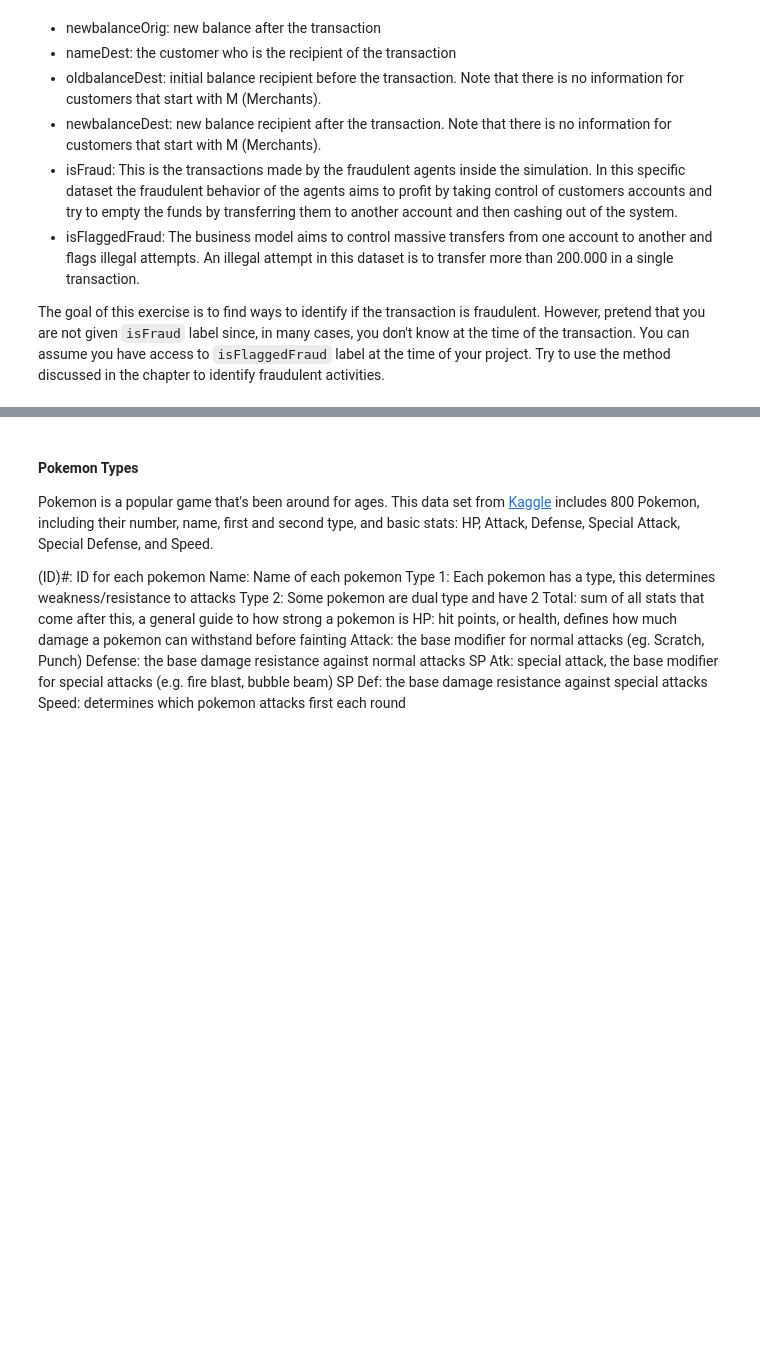
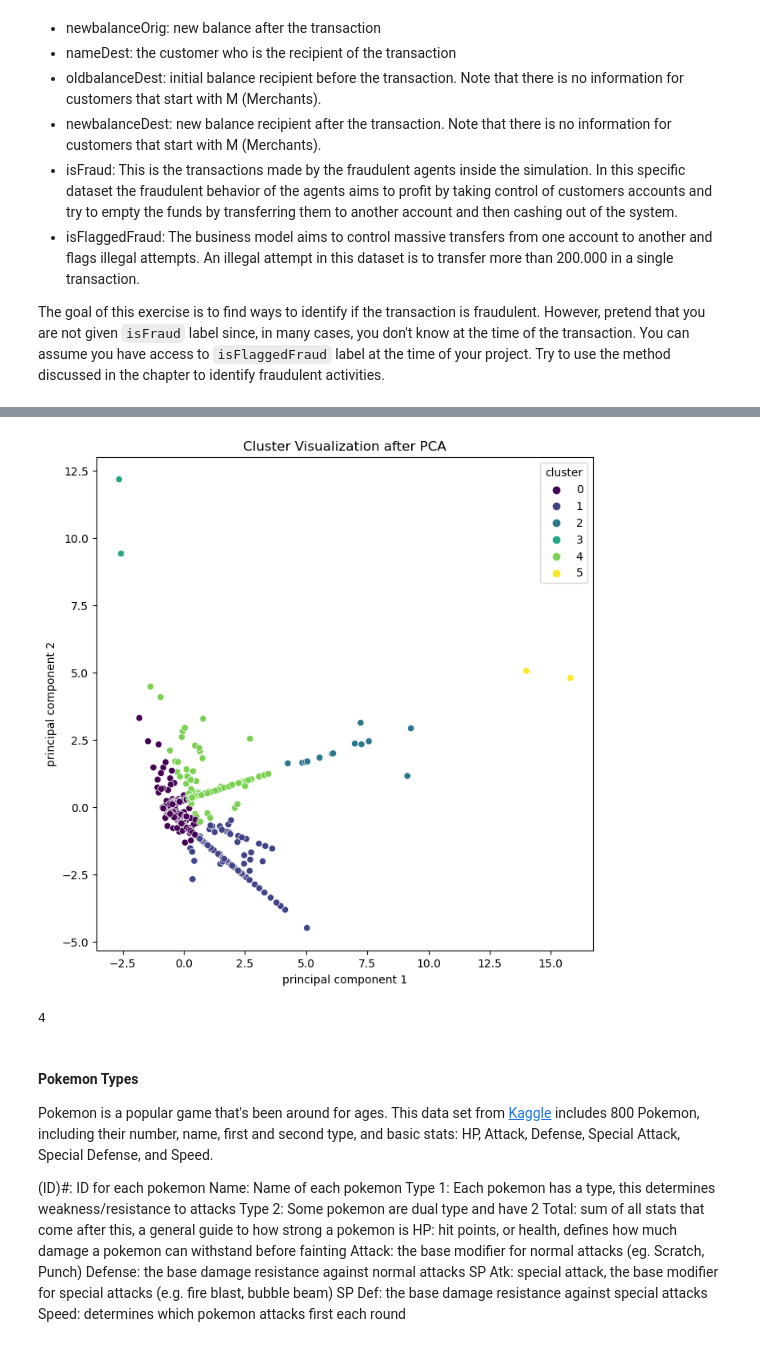
Before and after one commit to jianing724/MA679_Spring2024_09_unsupervised-jianing724, a Jupyter notebook: Ch12_Unsupervised_Python.ipynb, the cells around one changed output, grey strips where cells are left out. Cells and saved outputs as stored; diff of their text form; code cells hidden in the pictures; blank space fills up the shorter version.

```diff
--- a/Ch12_Unsupervised_Python.ipynb
+++ b/Ch12_Unsupervised_Python.ipynb
@@ -54,3 +132,37 @@ The goal of this exercise is to find ways to identify if the transaction is frau
+# %%
+optimal_k = 6
+kmeans_optimal = KMeans(n_clusters=optimal_k, random_state=0)
+Fd['cluster'] = kmeans_optimal.fit_predict(features_scaled)
+pca = PCA(n_components=2)
+principalComponents = pca.fit_transform(features_scaled)
+principalDf = pd.DataFrame(data = principalComponents, columns = ['principal component 1', 'principal component 2'])
+finalDf = pd.concat([principalDf, Fd[['cluster']]], axis = 1)
+
+plt.figure(figsize=(8,8))
+sns.scatterplot(x="principal component 1", y="principal component 2", hue="cluster", data=finalDf, palette="viridis",color='black')
+plt.title('Cluster Visualization after PCA')
+plt.show()
+
+cluster_stats = Fd.groupby('cluster').agg({
+    'amount': ['mean', 'median', 'std', 'min', 'max'],
+    'errorBalanceOrig': ['mean', 'median', 'std', 'min', 'max'],
+    'errorBalanceDest': ['mean', 'median', 'std', 'min', 'max'],
+    'isFlaggedFraud': 'sum'
+}).reset_index()
+# %% [output]
+[figure, added]
+# %%
+suspicious_cluster = Fd[Fd['cluster'] == 0]
+Q1 = suspicious_cluster['amount'].quantile(0.25)
+Q3 = suspicious_cluster['amount'].quantile(0.75)
+IQR = Q3 - Q1
+lower_bound = Q1 - 1.5 * IQR
+upper_bound = Q3 + 1.5 * IQR
+
+outliers = suspicious_cluster[(suspicious_cluster['amount'] < lower_bound) | (suspicious_cluster['amount'] > upper_bound)]
+print(outliers.shape[0])
+# %% [output]
+4
 # %% [markdown]
 #### Pokemon Types
 
```
Also changed, not shown: parts of 51 cells of this notebook, 1 other file.
